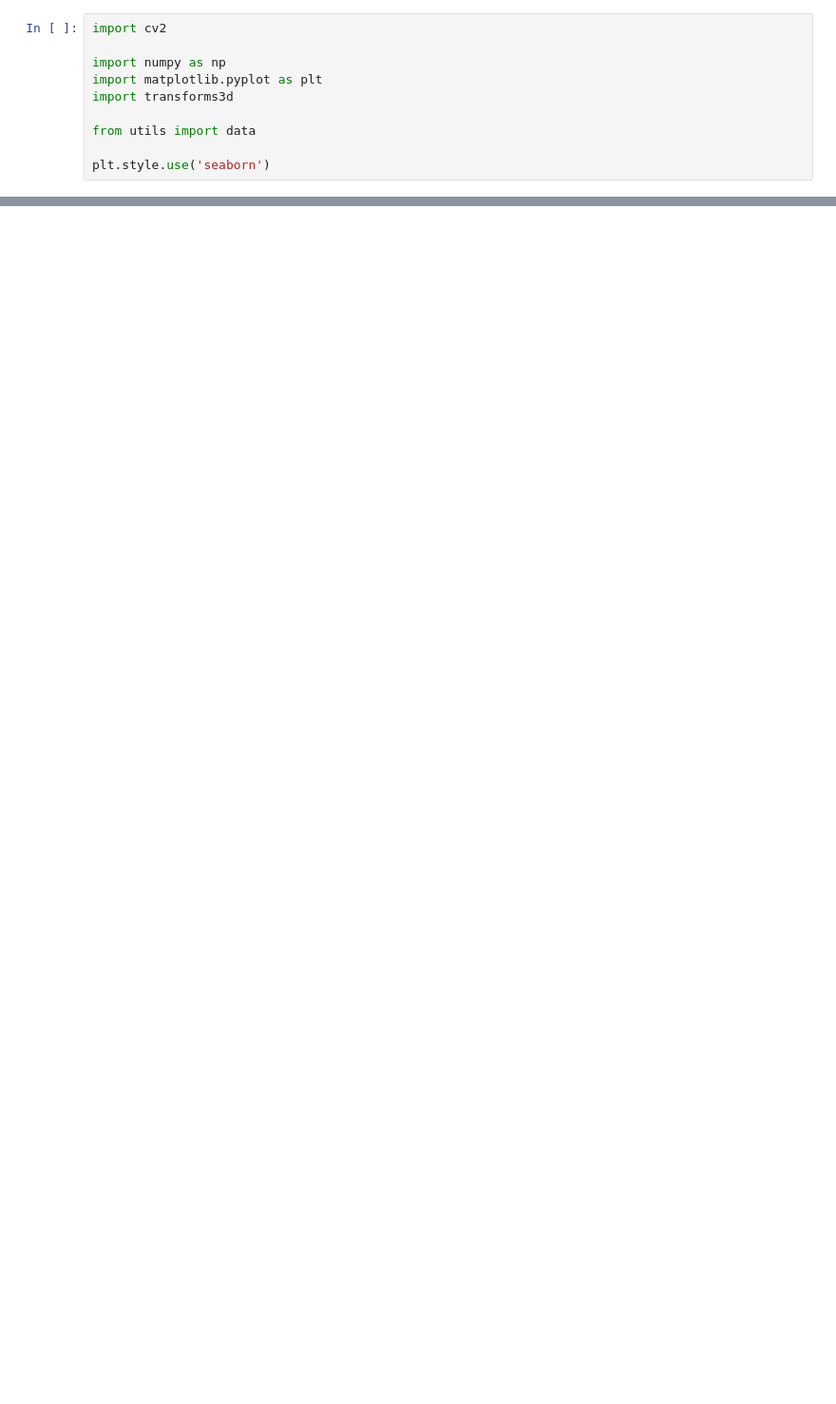
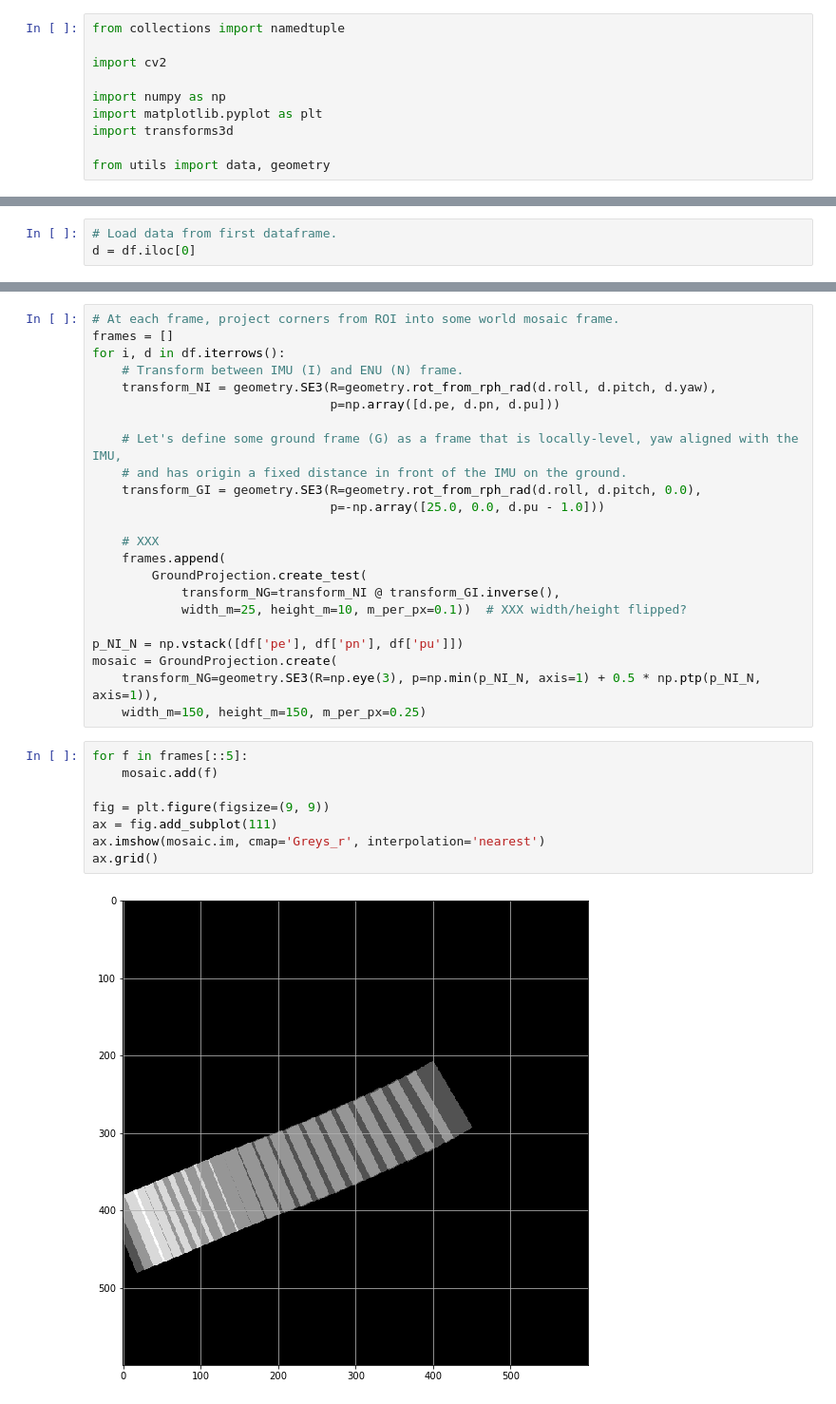
Before and after one commit to jmwalls/roadmaps, a Jupyter notebook: homography.ipynb, the cells around one changed output, grey strips where cells are left out. Shown: that part at 95% size. Drawn from its saved outputs; the diff is of its cells as text; blank space fills up the shorter version.

```diff
--- a/homography.ipynb
+++ b/homography.ipynb
@@ -7,14 +7,14 @@ Rough schematic of vehicle configuration provided here:
 
 <img src='http://www.cvlibs.net/datasets/kitti/images/setup_top_view.png' width='680' align='left'>
 # %%
+from collections import namedtuple
+
 import cv2
 
 import numpy as np
 import matplotlib.pyplot as plt
 import transforms3d
 
-from utils import data
-
-plt.style.use('seaborn')
+from utils import data, geometry
 # %%
 calibration, df = data.get_kitti_data(drive='2011_09_26', sequence=1)
@@ -118,0 +40,3 @@ ax.axis('off')
+# %%
+# Load data from first dataframe.
+d = df.iloc[0]
@@ -118,0 +199,33 @@ ax.axis('off')
+# %%
+# At each frame, project corners from ROI into some world mosaic frame.
+frames = []
+for i, d in df.iterrows():
+    # Transform between IMU (I) and ENU (N) frame.
+    transform_NI = geometry.SE3(R=geometry.rot_from_rph_rad(d.roll, d.pitch, d.yaw),
+                                p=np.array([d.pe, d.pn, d.pu]))
+
+    # Let's define some ground frame (G) as a frame that is locally-level, yaw aligned with the IMU,
+    # and has origin a fixed distance in front of the IMU on the ground.
+    transform_GI = geometry.SE3(R=geometry.rot_from_rph_rad(d.roll, d.pitch, 0.0),
+                                p=-np.array([25.0, 0.0, d.pu - 1.0]))
+
+    # XXX
+    frames.append(
+        GroundProjection.create_test(
+            transform_NG=transform_NI @ transform_GI.inverse(),
+            width_m=25, height_m=10, m_per_px=0.1))  # XXX width/height flipped?
+
+p_NI_N = np.vstack([df['pe'], df['pn'], df['pu']])
+mosaic = GroundProjection.create(
+    transform_NG=geometry.SE3(R=np.eye(3), p=np.min(p_NI_N, axis=1) + 0.5 * np.ptp(p_NI_N, axis=1)),
+    width_m=150, height_m=150, m_per_px=0.25)
+# %%
+for f in frames[::5]:
+    mosaic.add(f)
+
+fig = plt.figure(figsize=(9, 9))
+ax = fig.add_subplot(111)
+ax.imshow(mosaic.im, cmap='Greys_r', interpolation='nearest')
+ax.grid()
+# %% [output]
+[figure, added]
```
Also changed, not shown: parts of 19 cells of this notebook, 3 other files.
